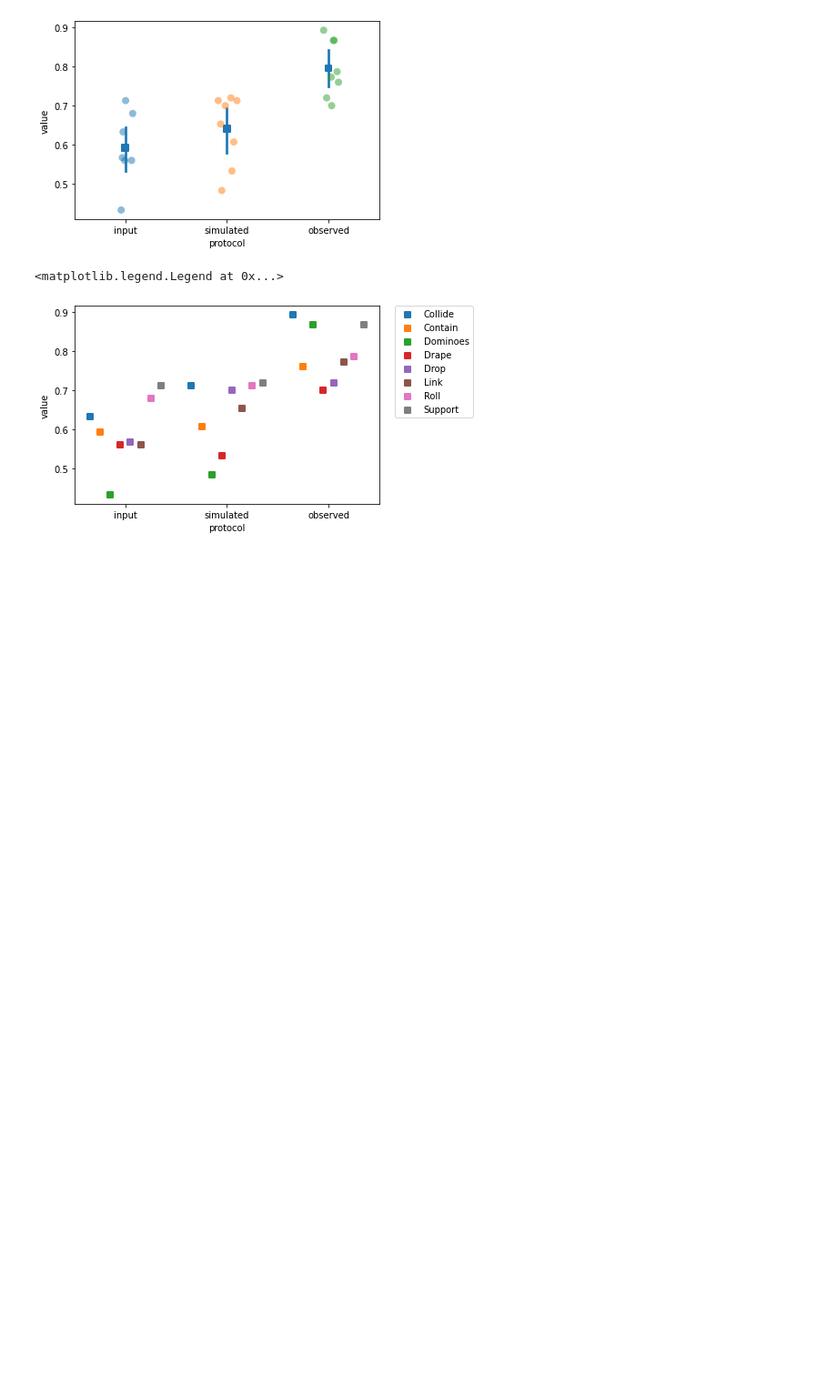
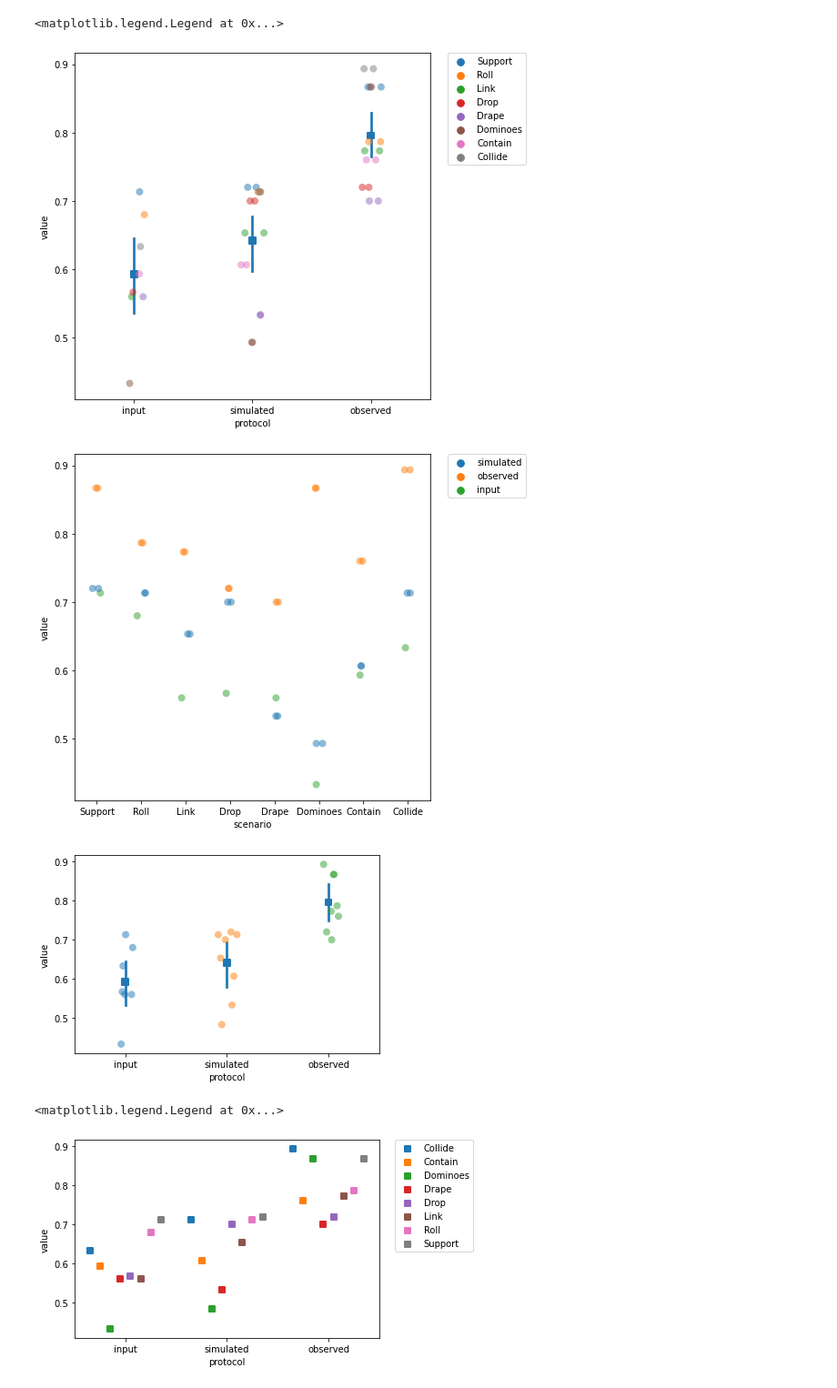
Before and after one commit to neuroailab/physics-models, a Jupyter notebook: notebooks/prelim_fitvid_results.ipynb, the cells around one changed output. Shown: that part at 91% size. Drawn from its saved outputs; the diff is of its cells as text; code cells hidden in the pictures; blank space fills up the shorter version.

```diff
--- a/notebooks/prelim_fitvid_results.ipynb
+++ b/notebooks/prelim_fitvid_results.ipynb
@@ -70,3 +137,18 @@ def add_stripplot(df, x, y, category, size=8):
+# %%
+df = build_df(360000)
+test_df = df[df['mode'] == 'test']
+plt.figure(figsize=(7,7))
+add_pointplot(test_df, 'protocol', 'value', None, order=['input', 'simulated', 'observed'])
+add_stripplot(test_df, 'protocol', 'value', 'scenario', order=['input', 'simulated', 'observed'])
+plt.legend(bbox_to_anchor=(1.05, 1), loc=2, borderaxespad=0.)
+
+plt.figure(figsize=(7,7))
+add_stripplot(test_df, 'scenario', 'value', 'protocol')
+plt.legend(bbox_to_anchor=(1.05, 1), loc=2, borderaxespad=0.)
+# %% [output]
+<matplotlib.legend.Legend at 0x...>
+[figure, added]
+[figure, added]
 # %%
 add_pointplot(df, 'protocol', 'value', None)
 add_stripplot(df, 'protocol', 'value', None)
```
Also changed, not shown: parts of 8 cells of this notebook.
